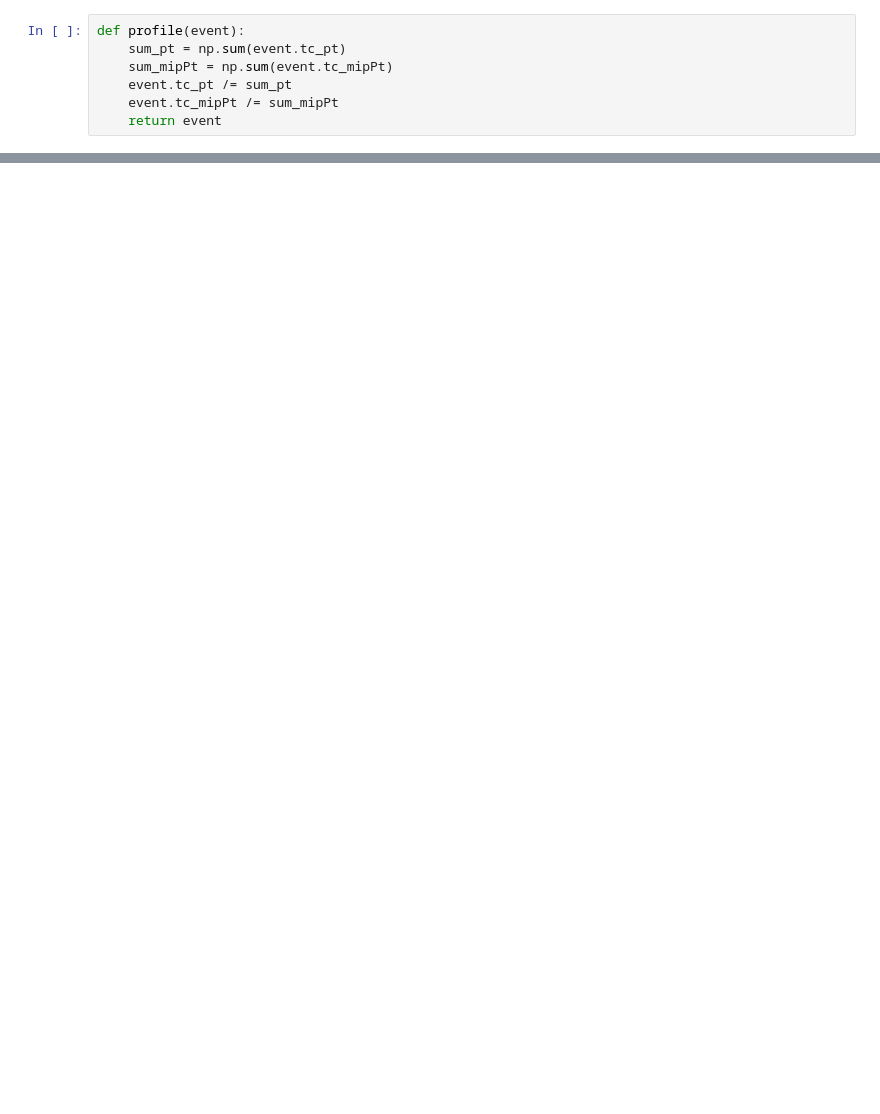
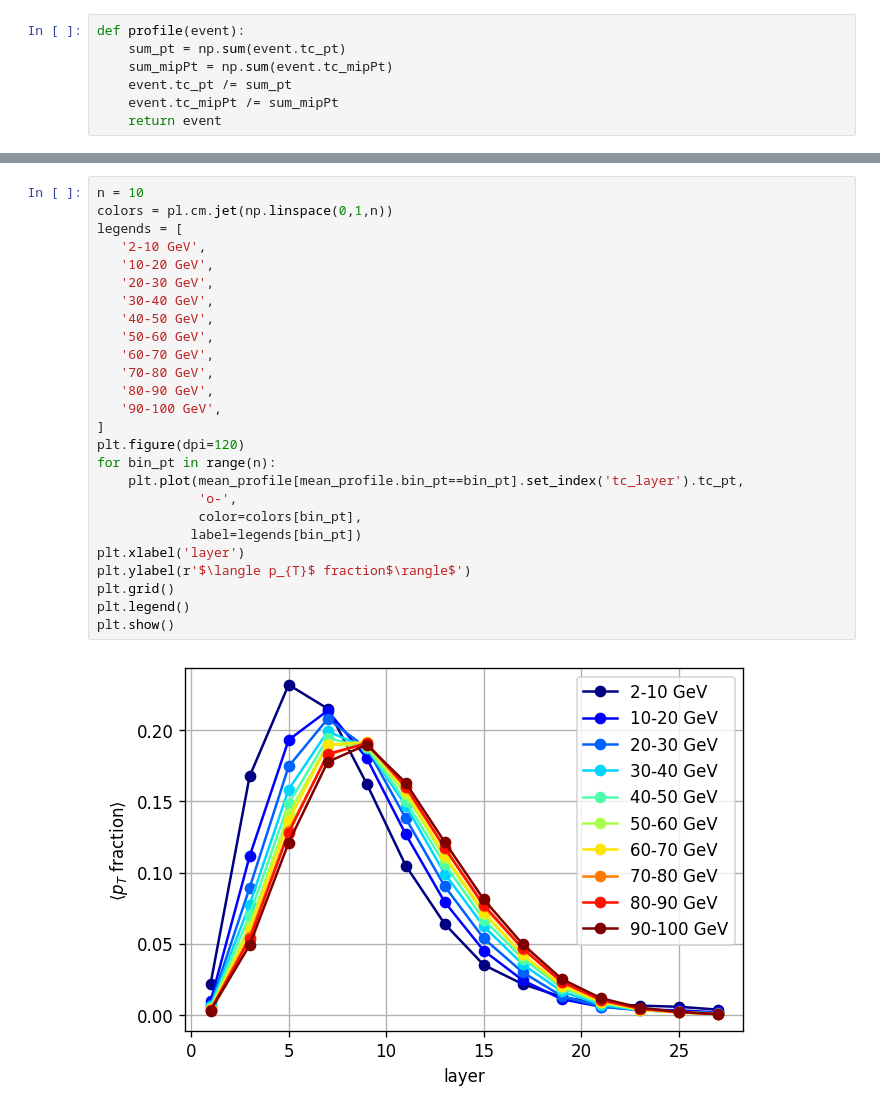
Before and after one commit to jbsauvan/realistic-signaldriven-elinks, a Jupyter notebook: longitudinal-profile-analysis/notebooks/longitudinal_profiles.ipynb, the cells around one changed output, grey strips where cells are left out. Saved outputs shown, nothing was run; the diff lists cells and outputs as text; blank space fills up the shorter version.

```diff
--- a/longitudinal-profile-analysis/notebooks/longitudinal_profiles.ipynb
+++ b/longitudinal-profile-analysis/notebooks/longitudinal_profiles.ipynb
@@ -118,2 +138,30 @@ longitudinal_profile
+# %%
+n = 10
+colors = pl.cm.jet(np.linspace(0,1,n))
+legends = [
+   '2-10 GeV',
+   '10-20 GeV',
+   '20-30 GeV',
+   '30-40 GeV',
+   '40-50 GeV',
+   '50-60 GeV',
+   '60-70 GeV',
+   '70-80 GeV',
+   '80-90 GeV',
+   '90-100 GeV',
+]
+plt.figure(dpi=120)
+for bin_pt in range(n):
+    plt.plot(mean_profile[mean_profile.bin_pt==bin_pt].set_index('tc_layer').tc_pt,
+             'o-',
+             color=colors[bin_pt],
+            label=legends[bin_pt])
+plt.xlabel('layer')
+plt.ylabel(r'$\langle p_{T}$ fraction$\rangle$')
+plt.grid()
+plt.legend()
+plt.show()
+# %% [output]
+[figure, added]
 # %%
 plt.figure(dpi=120)
```
Also changed, not shown: parts of 12 cells of this notebook.
